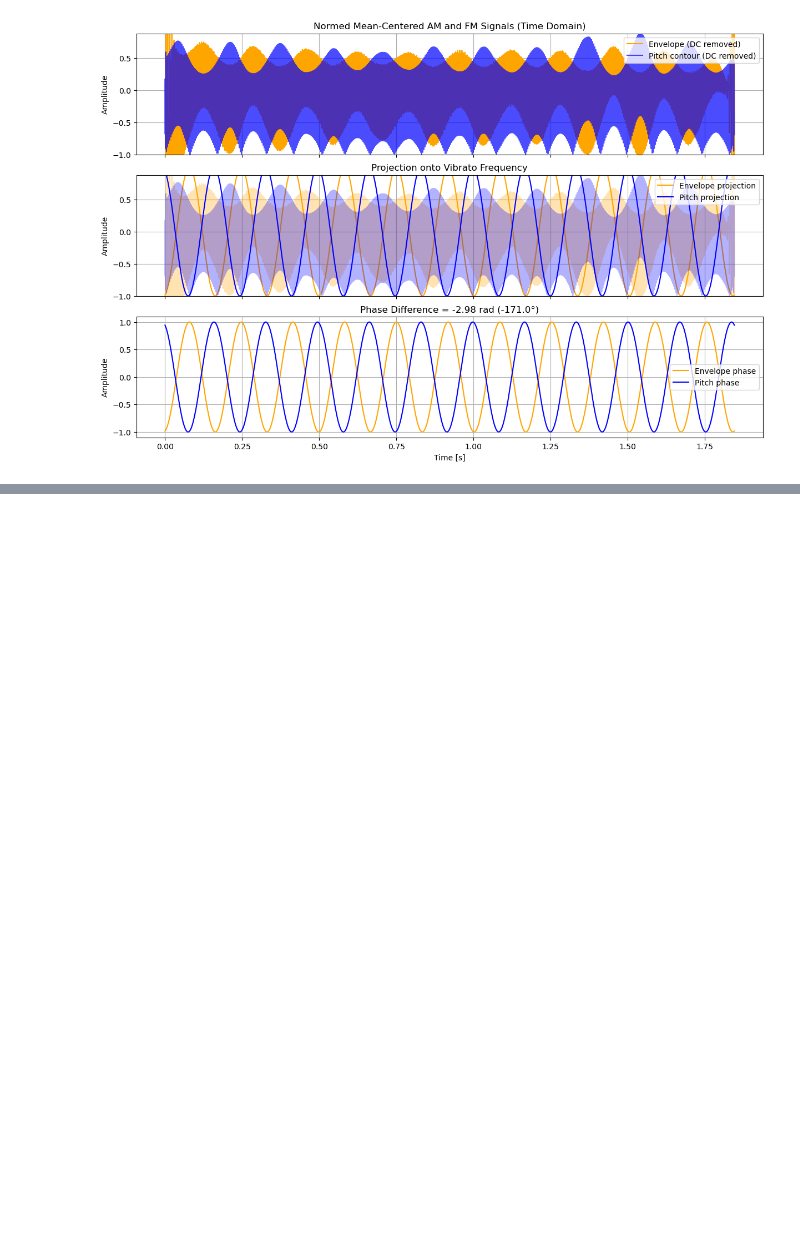
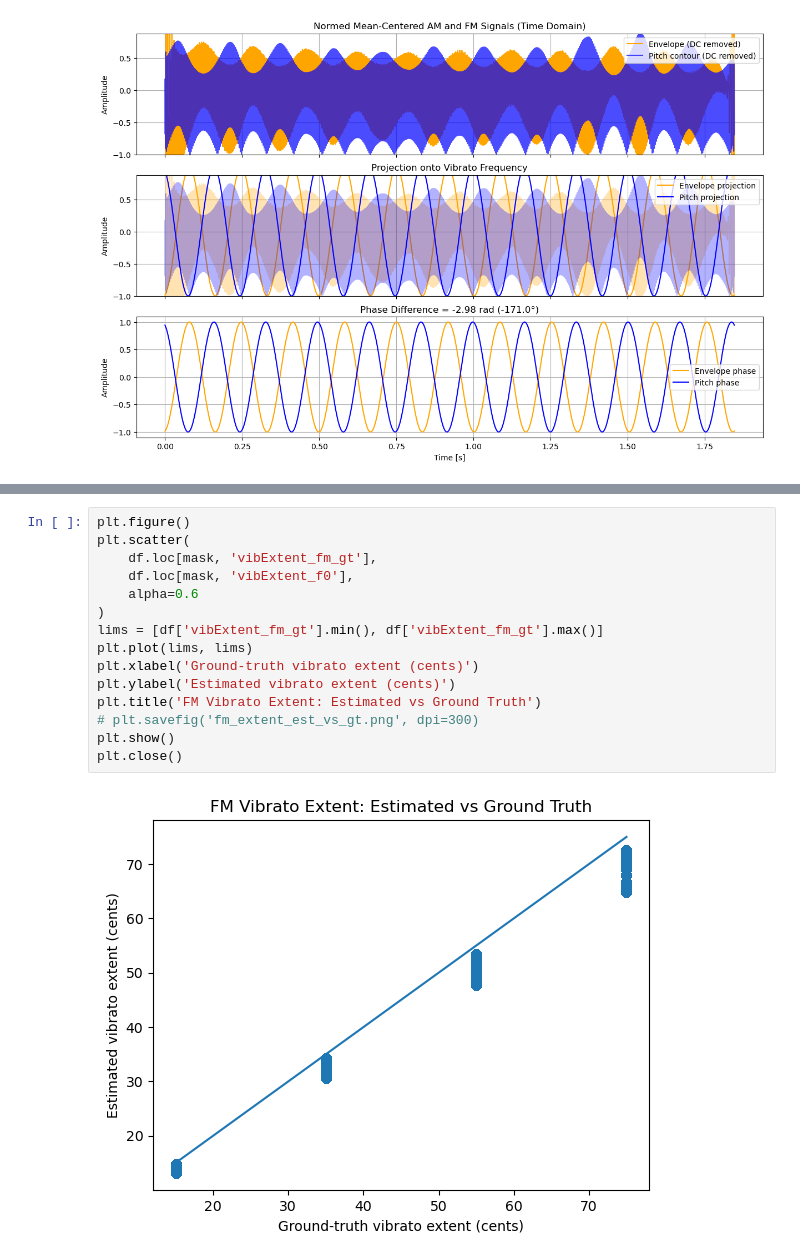
Before and after one commit to reubenwalker/VibratoStudy, a Jupyter notebook: Vibrato Rate and Extent Methods.ipynb, the cells around one changed output, grey strips where cells are left out. Saved outputs shown, nothing was run; the diff lists cells and outputs as text; blank space fills up the shorter version.

```diff
--- a/Vibrato Rate and Extent Methods.ipynb
+++ b/Vibrato Rate and Extent Methods.ipynb
@@ -935,0 +971,17 @@ phase_diff = visualize_phase_difference(
+# %%
+plt.figure()
+plt.scatter(
+    df.loc[mask, 'vibExtent_fm_gt'],
+    df.loc[mask, 'vibExtent_f0'],
+    alpha=0.6
+)
+lims = [df['vibExtent_fm_gt'].min(), df['vibExtent_fm_gt'].max()]
+plt.plot(lims, lims)
+plt.xlabel('Ground-truth vibrato extent (cents)')
+plt.ylabel('Estimated vibrato extent (cents)')
+plt.title('FM Vibrato Extent: Estimated vs Ground Truth')
+# plt.savefig('fm_extent_est_vs_gt.png', dpi=300)
+plt.show()
+plt.close()
+# %% [output]
+[figure, added]
```
Also changed, not shown: parts of 15 cells of this notebook, 16 other files.
